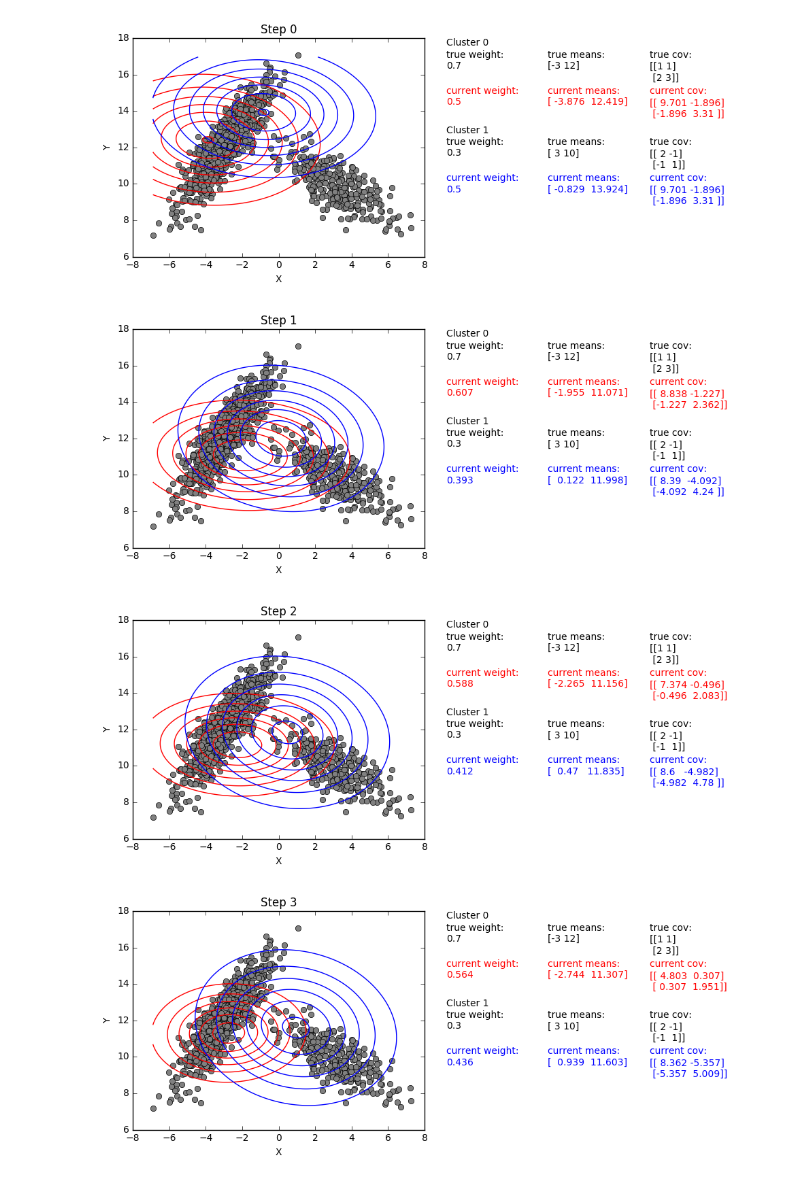
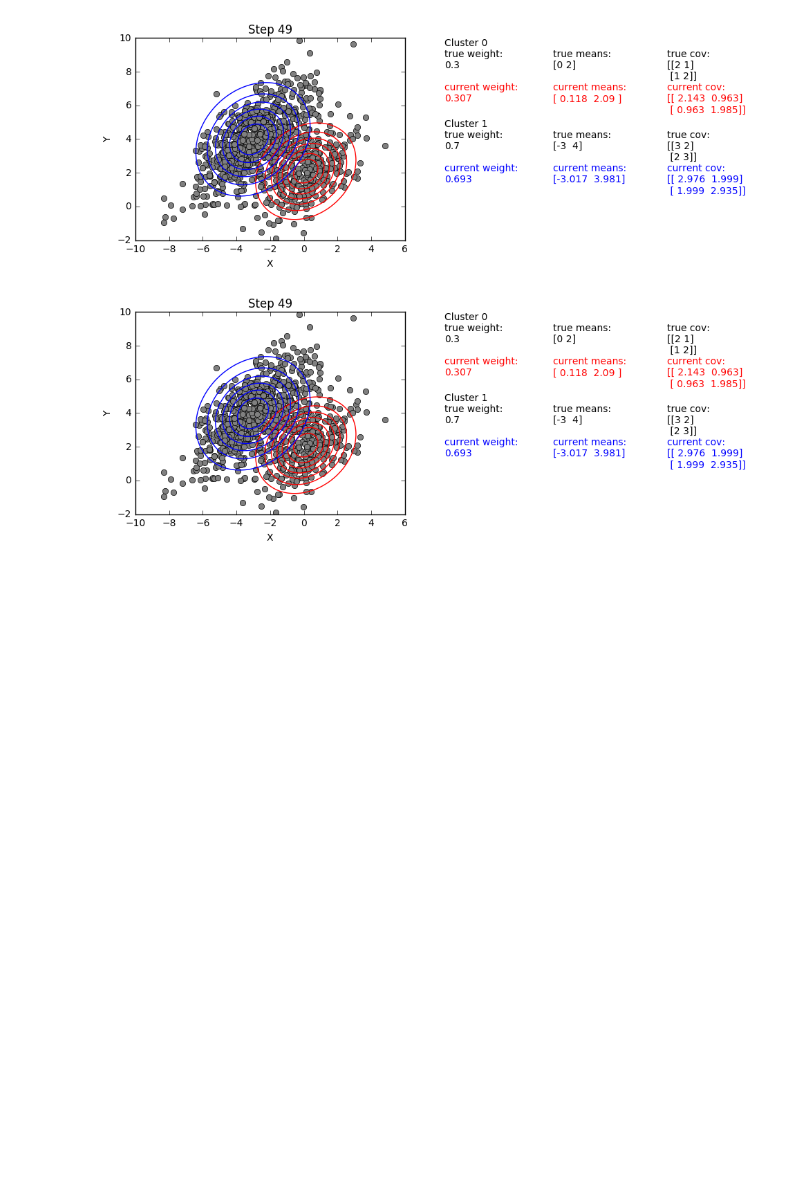
Before and after one commit to etienne-v/em-gmm, a Jupyter notebook: gaussianMixtureModel.ipynb, the cells around one changed output. Saved outputs shown, nothing was run; the diff lists cells and outputs as text; code cells hidden in the pictures; blank space fills up the shorter version.

```diff
--- a/gaussianMixtureModel.ipynb
+++ b/gaussianMixtureModel.ipynb
@@ -11,27 +12,18 @@ np.random.seed(5)
 # %%
 # generate random data points
 nPoints = 1000
-trueWeights = np.array([0.7, 0.3])
-trueMeans = np.array([[-3, 12],[3, 10]])
-trueCovs = np.array([[[1,1],[2,3]], [[2,-1],[-1,1]]])
+trueWeights = np.array([0.3, 0.7])
+trueMeans = np.array([[0, 2],[-3, 4]])
+trueCovs = np.array([[[2,1],[1,2]], [[3,2],[2,3]]])
 data = generateRandomClusterData(nPoints, trueWeights, trueMeans, trueCovs)
 trueParams = {'weights':trueWeights, 'means':trueMeans, 'covs':trueCovs}
 
-fig = plt.figure(1, figsize=(10,5))
-ax1 = plt.subplot(1,2,1)
+fig = plt.figure(1, figsize=(5,5))
+ax1 = plt.subplot(1,1,1)
 plt.plot(data[:,0], data[:,1], color='0.5', marker='o', mec='k', ls='None')
 plt.xlabel("X")
 plt.ylabel("Y")
 plt.axis('scaled')
 plt.tight_layout
-
-ax2 = plt.subplot(1,2,2)
-plt.axis('off')
-plt.text(0.0, 0.9, "true weights:\n"+np.array_str(trueWeights), transform=ax2.transAxes, va='top')
-plt.text(0.3, 0.9, "true means:\n"+np.array_str(trueMeans), transform=ax2.transAxes, va='top')
-plt.text(0.6, 0.9, "true covs:\n", transform=ax2.transAxes, va='top')
-plt.text(0.6, 0.855, np.array_str(trueCovs[0]), transform=ax2.transAxes, va='top')
-plt.text(0.8, 0.855, np.array_str(trueCovs[1]), transform=ax2.transAxes, va='top')
-
 plt.show()
 # %% [output]
@@ -39,22 +31,13 @@ plt.show()
 # %%
-from scipy.spatial import distance
-
 # initial estimates of means and covariances
-nClusters = 2  # choose number of clusters
+nClusters = 2
+initMeans = getInitialCentroids(data)
 initWeights = [0.5, 0.5]
-centroid1 = np.array(data[np.random.choice(len(data), size=1),:][0])
-distances = np.array([distance.euclidean(centroid1, point) for point in data])
-distancesP = distances/distances.sum()
-centroid2 = np.array(data[np.random.choice(len(data), size=1, p=distancesP)][0])
-initMeans = [centroid1, centroid2]
-npCovs = [[np.cov(data.T)][0] for i in np.arange(len(initWeights))]
-
-initialParams = {'weights':np.array(initWeights), 'means':np.array(initMeans), 'covs':np.array(npCovs)}
+initCovs = [[np.cov(data.T)][0] for i in np.arange(len(initWeights))]
+initialParams = {'weights':np.array(initWeights), 'means':np.array(initMeans), 'covs':np.array(initCovs)}
 # %%
 # run EM algorithm
-results = gmm_em(data, initialParams, trueParams, maxSteps=10)
+results = gmm_em(data, initialParams, trueParams, maxSteps=50, visualize=True)
 # %% [output]
-[figure, old version]
+[figure, new version]
-[figure, old version]
+[figure, new version]
-[figure, removed]
-[figure, removed]
```
Also changed, not shown: parts of 4 cells of this notebook, 2 other files.
